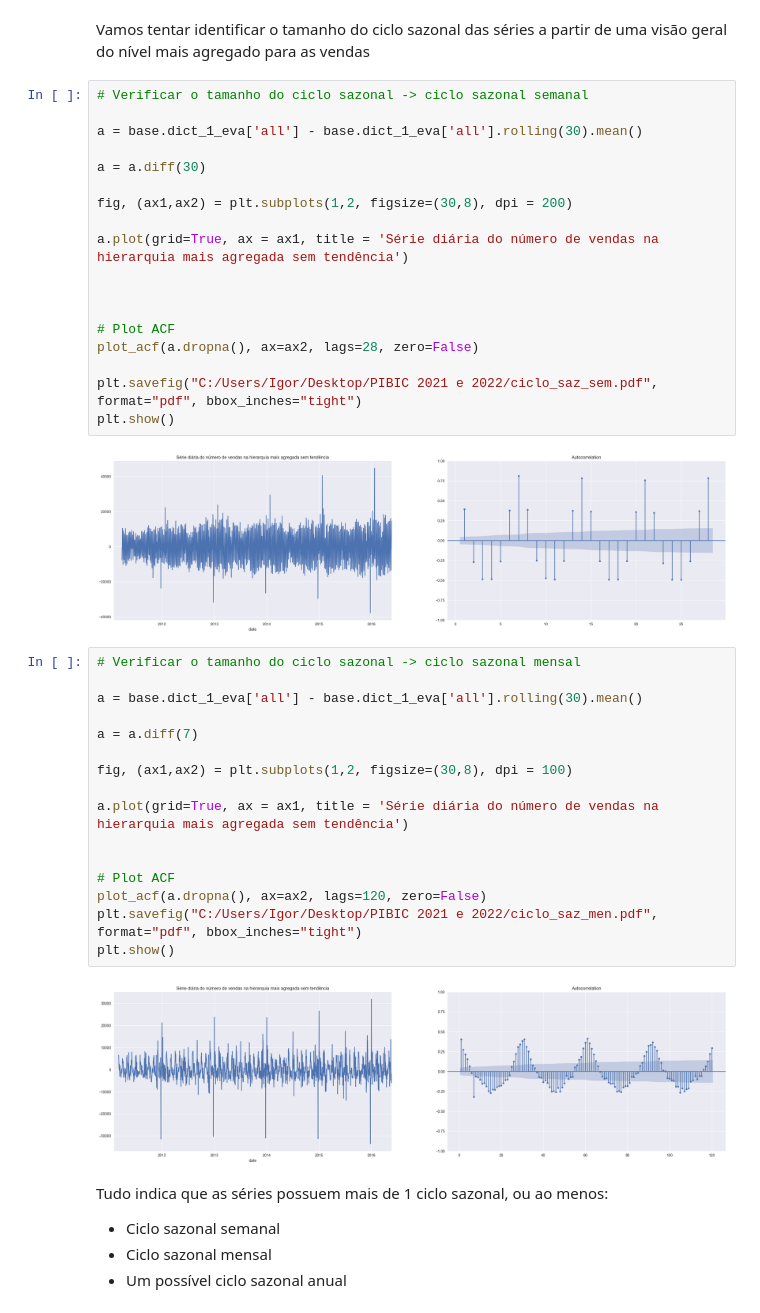
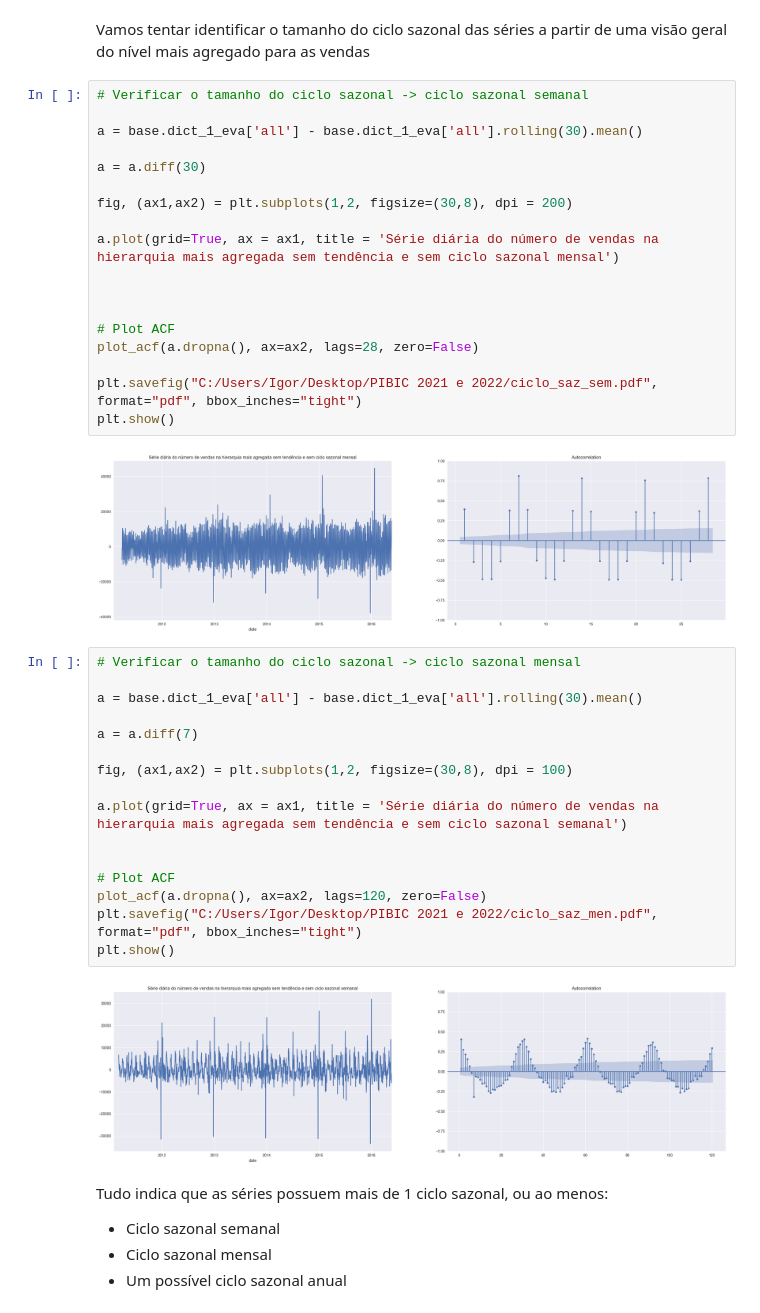
Before and after one commit to Faluhelyi/pibic_2021-2022, a Jupyter notebook: main.ipynb, the cells around one changed output. Saved outputs shown, nothing was run; the diff lists cells and outputs as text.

```diff
--- a/main.ipynb
+++ b/main.ipynb
@@ -136,23 +136,23 @@ Vamos tentar identificar o tamanho do ciclo sazonal das séries a partir de uma
 # %%
 # Verificar o tamanho do ciclo sazonal -> ciclo sazonal semanal
 
 a = base.dict_1_eva['all'] - base.dict_1_eva['all'].rolling(30).mean()
 
 a = a.diff(30)
 
 fig, (ax1,ax2) = plt.subplots(1,2, figsize=(30,8), dpi = 200)
 
-a.plot(grid=True, ax = ax1, title = 'Série diária do número de vendas na hierarquia mais agregada sem tendência')
+a.plot(grid=True, ax = ax1, title = 'Série diária do número de vendas na hierarquia mais agregada sem tendência e sem ciclo sazonal mensal')
 
 
 
 # Plot ACF
 plot_acf(a.dropna(), ax=ax2, lags=28, zero=False)
 
 plt.savefig("C:/Users/Igor/Desktop/PIBIC 2021 e 2022/ciclo_saz_sem.pdf", format="pdf", bbox_inches="tight")
 plt.show()
 # %% [output]
-[figure, old version]
+[figure, new version]
 # %%
 # Verificar o tamanho do ciclo sazonal -> ciclo sazonal mensal
 
@@ -162,7 +162,7 @@ a = a.diff(7)
 
 fig, (ax1,ax2) = plt.subplots(1,2, figsize=(30,8), dpi = 100)
 
-a.plot(grid=True, ax = ax1, title = 'Série diária do número de vendas na hierarquia mais agregada sem tendência')
+a.plot(grid=True, ax = ax1, title = 'Série diária do número de vendas na hierarquia mais agregada sem tendência e sem ciclo sazonal semanal')
 
 
 # Plot ACF
@@ -170,7 +170,7 @@ plot_acf(a.dropna(), ax=ax2, lags=120, zero=False)
 plt.savefig("C:/Users/Igor/Desktop/PIBIC 2021 e 2022/ciclo_saz_men.pdf", format="pdf", bbox_inches="tight")
 plt.show()
 # %% [output]
-[figure, old version]
+[figure, new version]
 # %% [markdown]
 Tudo indica que as séries possuem mais de 1 ciclo sazonal, ou ao menos:
 
```
